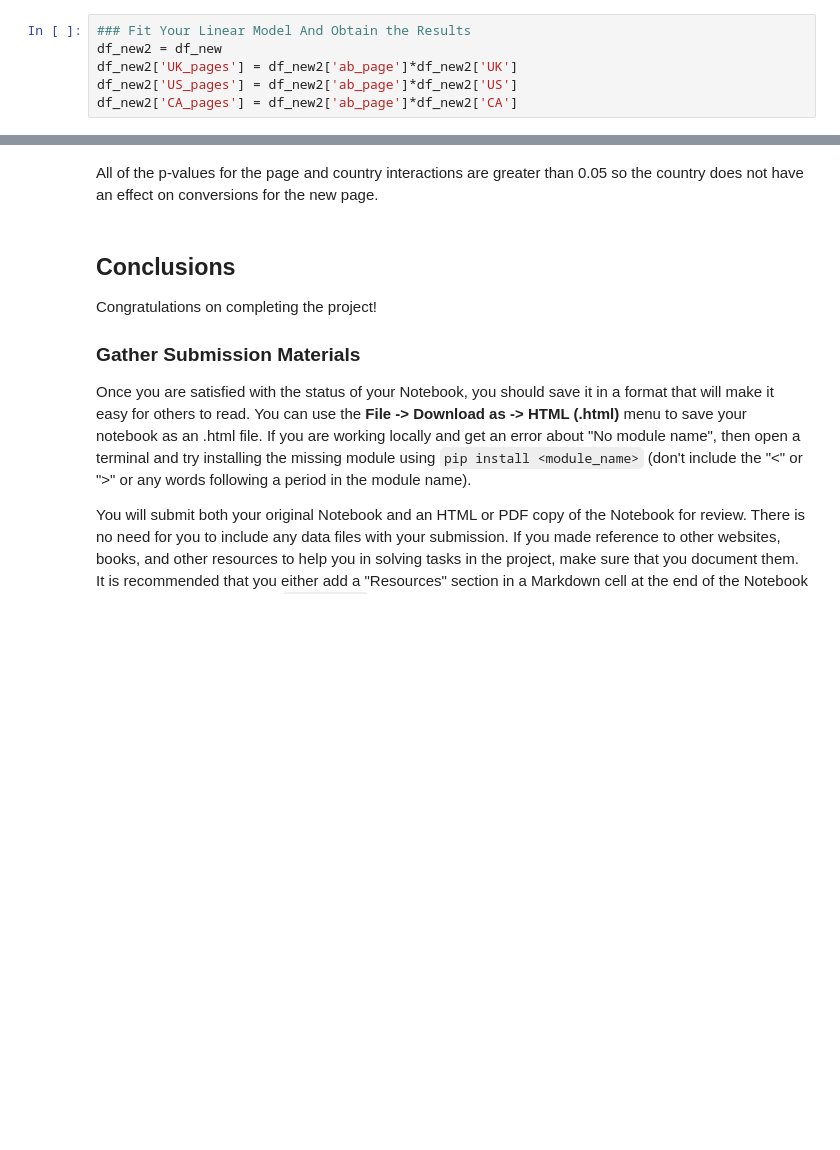
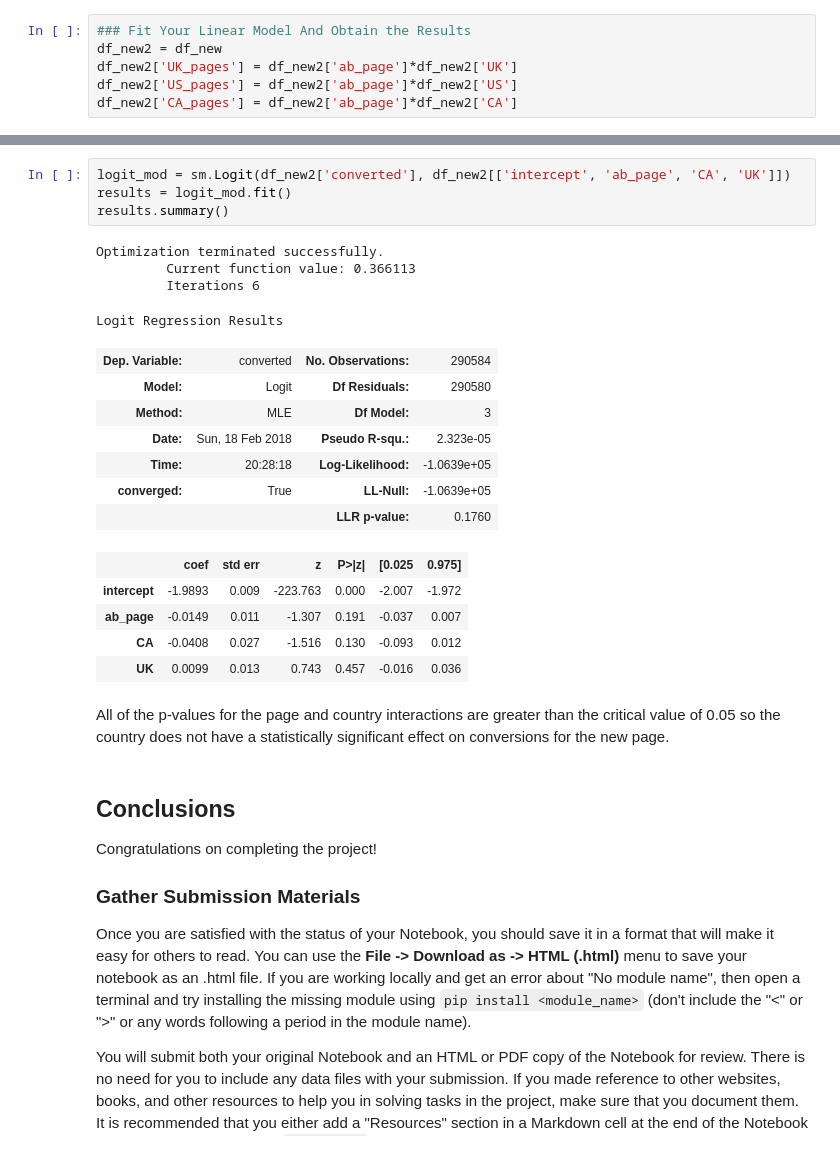
Before and after one commit to jaydee77ca/DA-T1P4-AnalyzeABTestResults, a Jupyter notebook: Analyze_ab_test_results_notebook.ipynb, the cells around one changed output, grey strips where cells are left out. Saved outputs shown, nothing was run; the diff lists cells and outputs as text; blank space fills up the shorter version.

```diff
--- a/Analyze_ab_test_results_notebook.ipynb
+++ b/Analyze_ab_test_results_notebook.ipynb
@@ -503,8 +498,29 @@ Logit Regression Results
 | intercept | -1.9888 | 0.008 | -246.669 | 0.000 | -2.005 | -1.973 |
 | ab_page | -0.0115 | 0.012 | -0.994 | 0.320 | -0.034 | 0.011 |
 | CA_pages | -0.0712 | 0.038 | -1.871 | 0.061 | -0.146 | 0.003 |
+# %%
+logit_mod = sm.Logit(df_new2['converted'], df_new2[['intercept', 'ab_page', 'CA', 'UK']])
+results = logit_mod.fit()
+results.summary()
+# %% [output]
+Optimization terminated successfully.
+         Current function value: 0.366113
+         Iterations 6
+Logit Regression Results
+| Dep. Variable: | converted | No. Observations: | 290584 |
+| Model: | Logit | Df Residuals: | 290580 |
+| Method: | MLE | Df Model: | 3 |
+| Date: | Sun, 18 Feb 2018 | Pseudo R-squ.: | 2.323e-05 |
+| Time: | 20:28:18 | Log-Likelihood: | -1.0639e+05 |
+| converged: | True | LL-Null: | -1.0639e+05 |
+|  |  | LLR p-value: | 0.1760 |
+|  | coef | std err | z | P>|z| | [0.025 | 0.975] |
+| intercept | -1.9893 | 0.009 | -223.763 | 0.000 | -2.007 | -1.972 |
+| ab_page | -0.0149 | 0.011 | -1.307 | 0.191 | -0.037 | 0.007 |
+| CA | -0.0408 | 0.027 | -1.516 | 0.130 | -0.093 | 0.012 |
+| UK | 0.0099 | 0.013 | 0.743 | 0.457 | -0.016 | 0.036 |
 # %% [markdown]
-All of the p-values for the page and country interactions are greater than 0.05 so the country does not have an effect on conversions for the new page.
+All of the p-values for the page and country interactions are greater than the critical value of 0.05 so the country does not have a statistically significant effect on conversions for the new page.
 # %% [markdown]
 <a id='conclusions'></a>
 ## Conclusions
```
Also changed, not shown: parts of 15 cells of this notebook, 1 other file.
